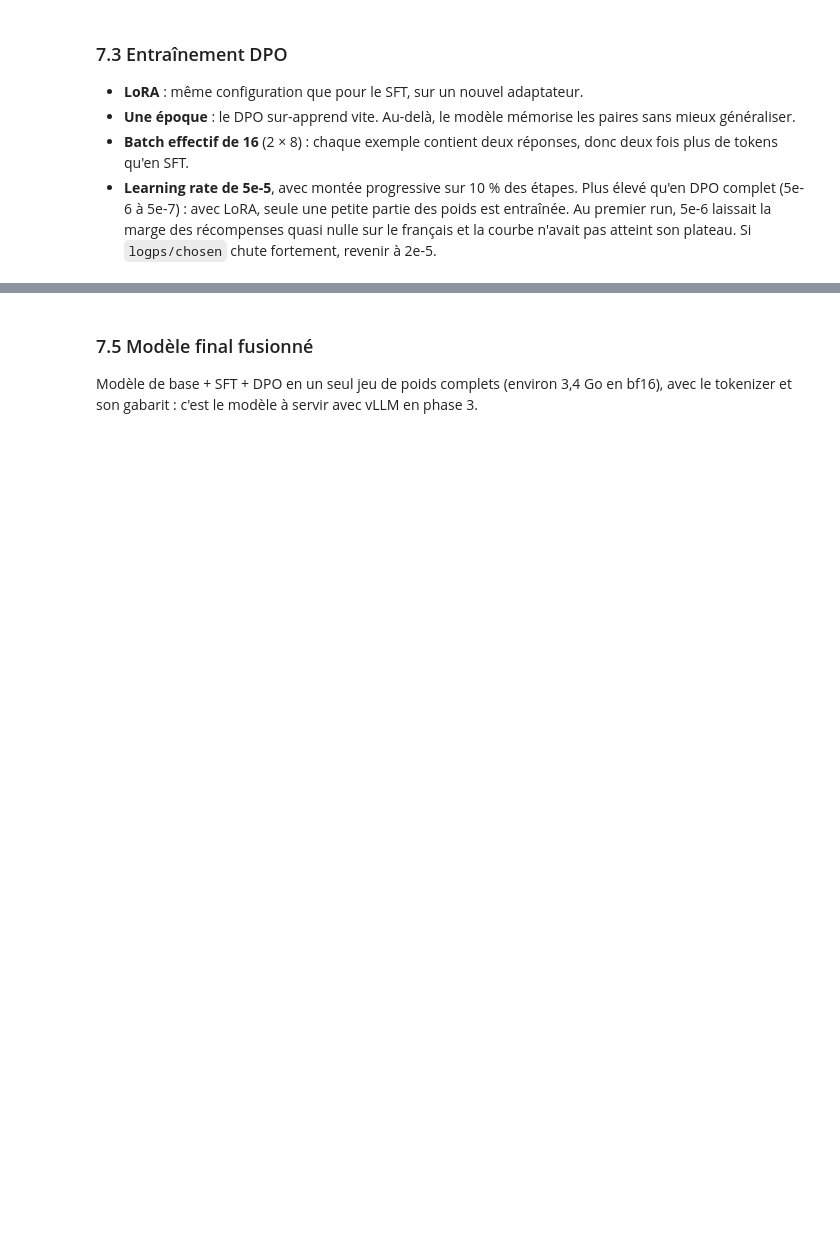
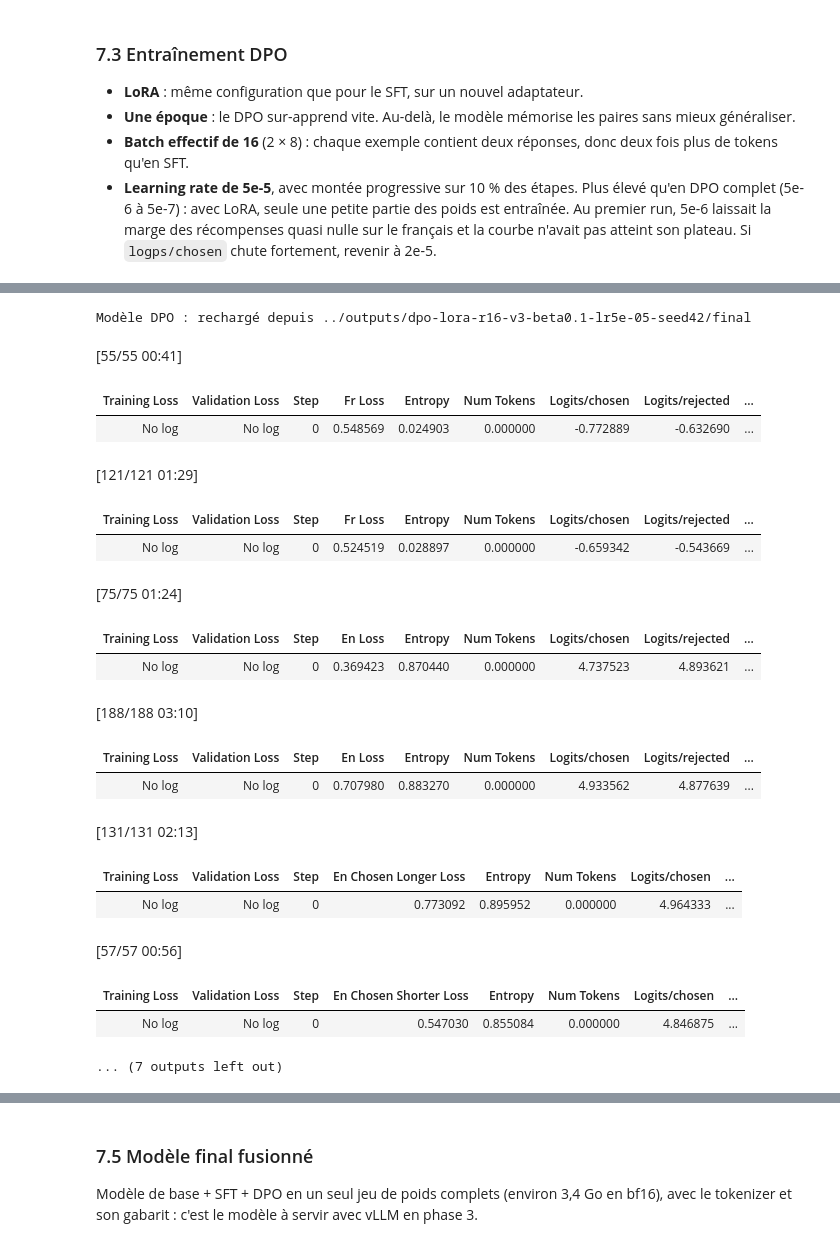
Before and after one commit to ObiYohan/AI_agent_for_medical_triage, a Jupyter notebook: notebook/sft_lora.ipynb, the cells around one changed output, grey strips where cells are left out. Cells and saved outputs as stored; diff of their text form; code cells hidden in the pictures; blank space fills up the shorter version.

```diff
--- a/notebook/sft_lora.ipynb
+++ b/notebook/sft_lora.ipynb
@@ -456,13 +565,15 @@ def pair_length(example):
 dpo_by_lang = {}
 for lang, stem in DPO_DATASETS.items():
     files = {split: f"../data/anonymized/{stem}_{split}.anonymized.jsonl" for split in ("train", "validation", "test")}
-    ds = load_dataset("json", data_files=files).select_columns(DPO_COLUMNS)
+    ds = load_dataset("json", data_files=files)
     # Paires trop longues : TRL couperait la fin de la réponse, on les écarte
     ds = ds.filter(lambda example: pair_length(example) <= DPO_MAX_LENGTH)
     if SMALL_RUN:
         for split, size in {"train": 32, "validation": 8, "test": 8}.items():
             ds[split] = ds[split].shuffle(seed=SEED).select(range(size))
-    dpo_by_lang[lang] = ds
+    if lang == "fr":  # type d'erreur de la rejected (omission, ajout, substitution), pour la validation 7.4
+        fr_rejected_types = {split: d["rejected_type"] for split, d in ds.items()}
+    dpo_by_lang[lang] = ds.select_columns(DPO_COLUMNS)
     print(f"{lang}: " + ", ".join(f"{split} {len(d)}" for split, d in ds.items()))
 
 # Entraînement et validation : les deux langues mélangées
@@ -592,29 +755,89 @@ dpo_run_config = {
+# %%
+# Modèle DPO pour la validation : celui de 7.3 s'il est encore en mémoire, sinon l'adaptateur sauvegardé.
+# Après 7.5, l'adaptateur DPO est fusionné dans les poids : désactiver l'adaptateur ne donnerait plus le modèle SFT
+# (référence du DPO) et toutes les récompenses seraient nulles. Il faut alors recharger.
+from peft import set_peft_model_state_dict
+from safetensors.torch import load_file
+
+DPO_FINAL_DIR = DPO_OUTPUT_DIR / "final"
+dpo_in_memory = "dpo_trainer" in globals() and any("lora_" in name for name, _ in dpo_trainer.model.named_parameters())
+if not dpo_in_memory:
+    for name in ("dpo_trainer", "dpo_model", "merged_model", "sft_model", "base_model", "trainer", "model"):
+        globals().pop(name, None)
+    gc.collect()
+    if device == "cuda":
+        torch.cuda.empty_cache()
+
+    # Comme en 7.2 et 7.3 : modèle SFT fusionné + nouvel adaptateur ; la référence reste le modèle SFT (adaptateur désactivé).
+    # Ne pas passer un PeftModel déjà chargé : TRL prendrait une copie de l'adaptateur DPO comme référence.
+    base_model = AutoModelForCausalLM.from_pretrained(MODEL_NAME, dtype=dtype)
+    sft_model = PeftModel.from_pretrained(base_model, str(SFT_ADAPTER_DIR)).merge_and_unload().to(device)
+    eval_args = DPOConfig(
+        output_dir=str(DPO_OUTPUT_DIR / "eval"), seed=SEED, beta=DPO_BETA, loss_type=["sigmoid"], max_length=DPO_MAX_LENGTH,
+        per_device_eval_batch_size=4, bf16=bf16, fp16=dtype == torch.float16, report_to="none",
+    )
+    dpo_trainer = DPOTrainer(
+        model=sft_model, args=eval_args, train_dataset=dpo_validation.select(range(1)),  # train_dataset exigé par TRL, inutilisé
+        processing_class=tokenizer, peft_config=LoraConfig.from_pretrained(str(DPO_FINAL_DIR)),
+    )
+    # Poids de l'adaptateur DPO sauvegardé en 7.3, dans le nouvel adaptateur
+    result = set_peft_model_state_dict(dpo_trainer.model, load_file(str(DPO_FINAL_DIR / "adapter_model.safetensors")))
+    assert not result.unexpected_keys, result.unexpected_keys[:5]
+    assert not [key for key in result.missing_keys if "lora_" in key], "poids LoRA manquants"
+print(f"Modèle DPO : {'en mémoire (7.3)' if dpo_in_memory else f'rechargé depuis {DPO_FINAL_DIR}'}")
+# %% [output]
+Modèle DPO : rechargé depuis ../outputs/dpo-lora-r16-v3-beta0.1-lr5e-05-seed42/final
 # %%
 # 1. Préférences, par split et par langue
 # (TRL nomme ses métriques « eval_rewards/... » quel que soit le préfixe : on les renomme ici)
 eval_sets = {f"{split}_{lang}": ds[split] for lang, ds in dpo_by_lang.items() for split in ("validation", "test")}
 
 # Test anglais selon la longueur : la chosen est-elle plus longue ou plus courte que la rejected ?
 test_en = dpo_by_lang["en"]["test"]
 chosen_longer = [len(c[0]["content"]) > len(r[0]["content"]) for c, r in zip(test_en["chosen"], test_en["rejected"])]
 eval_sets["test_en_chosen_longer"] = test_en.select([i for i, longer in enumerate(chosen_longer) if longer])
 eval_sets["test_en_chosen_shorter"] = test_en.select([i for i, longer in enumerate(chosen_longer) if not longer])
+
+# Test français selon le type d'erreur de la rejected
+for rejected_type in ("omission", "ajout", "substitution"):
+    indices = [i for i, t in enumerate(fr_rejected_types["test"]) if t == rejected_type]
+    eval_sets[f"test_fr_{rejected_type}"] = dpo_by_lang["fr"]["test"].select(indices)
 
 dpo_rows = {}
 for name, dataset in eval_sets.items():
     if len(dataset) == 0:  # petit run : un sous-ensemble peut être vide
         continue
     m = dpo_trainer.evaluate(dataset, metric_key_prefix=name)
     dpo_rows[name] = {
         "pairs": len(dataset),
         "loss": m[f"{name}_loss"],
         "reward_accuracy": m["eval_rewards/accuracies"],
         "reward_margin": m["eval_rewards/margins"],
         "logps_chosen": m["eval_logps/chosen"],
         "logps_rejected": m["eval_logps/rejected"],
     }
 dpo_summary = pd.DataFrame(dpo_rows).T
 dpo_summary
+# %% [output]
+[55/55 00:41]
+| Training Loss | Validation Loss | Step | Fr Loss | Entropy | Num Tokens | Logits/chosen | Logits/rejected | ... |
+| No log | No log | 0 | 0.548569 | 0.024903 | 0.000000 | -0.772889 | -0.632690 | ... |
+[121/121 01:29]
+| Training Loss | Validation Loss | Step | Fr Loss | Entropy | Num Tokens | Logits/chosen | Logits/rejected | ... |
+| No log | No log | 0 | 0.524519 | 0.028897 | 0.000000 | -0.659342 | -0.543669 | ... |
+[75/75 01:24]
+| Training Loss | Validation Loss | Step | En Loss | Entropy | Num Tokens | Logits/chosen | Logits/rejected | ... |
+| No log | No log | 0 | 0.369423 | 0.870440 | 0.000000 | 4.737523 | 4.893621 | ... |
+[188/188 03:10]
+| Training Loss | Validation Loss | Step | En Loss | Entropy | Num Tokens | Logits/chosen | Logits/rejected | ... |
+| No log | No log | 0 | 0.707980 | 0.883270 | 0.000000 | 4.933562 | 4.877639 | ... |
+[131/131 02:13]
+| Training Loss | Validation Loss | Step | En Chosen Longer Loss | Entropy | Num Tokens | Logits/chosen | ... |
+| No log | No log | 0 | 0.773092 | 0.895952 | 0.000000 | 4.964333 | ... |
+[57/57 00:56]
+| Training Loss | Validation Loss | Step | En Chosen Shorter Loss | Entropy | Num Tokens | Logits/chosen | ... |
+| No log | No log | 0 | 0.547030 | 0.855084 | 0.000000 | 4.846875 | ... |
+... (7 outputs left out)
 # %%
 # 2. Réponses générées sur le test français : modèle SFT (adaptateur DPO désactivé) vs modèle DPO
 assert "generate_batch" in globals(), "Exécuter d'abord la cellule des fonctions de génération (section 6)"
```
Also changed, not shown: parts of 26 cells of this notebook.
